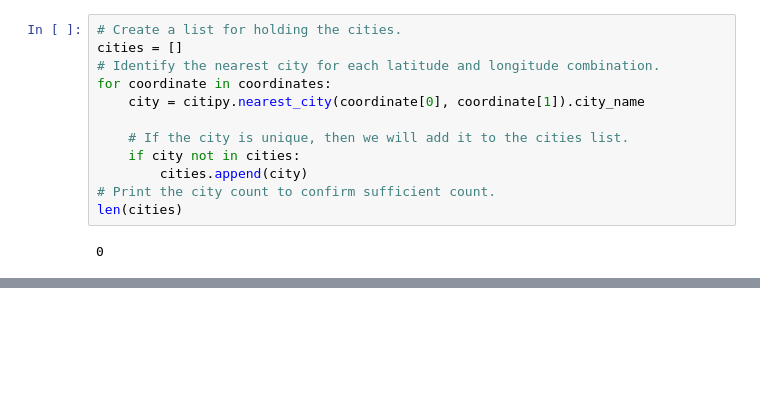
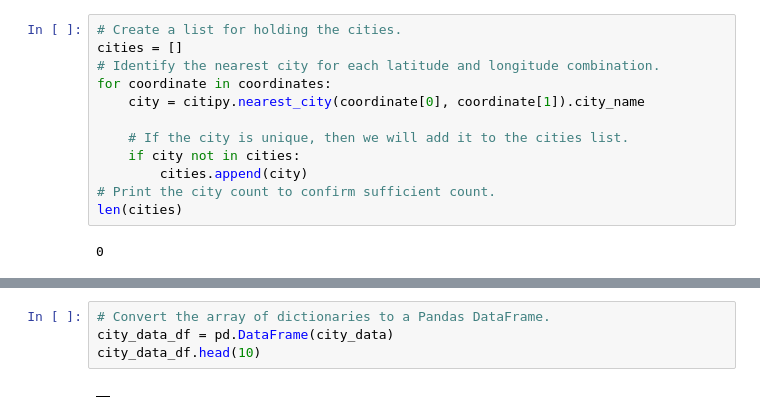
Before and after one commit to MikMickey/World_Weather_Analysis, a Jupyter notebook: API_practice.ipynb, the cells around one changed output, grey strips where cells are left out. Saved outputs shown, nothing was run; the diff lists cells and outputs as text; blank space fills up the shorter version.

```diff
--- a/API_practice.ipynb
+++ b/API_practice.ipynb
@@ -51,0 +273,6 @@ len(cities)
+# %%
+# Convert the array of dictionaries to a Pandas DataFrame.
+city_data_df = pd.DataFrame(city_data)
+city_data_df.head(10)
+# %% [output]
+|  |
```
Also changed, not shown: parts of 28 cells of this notebook, 3 other files.
